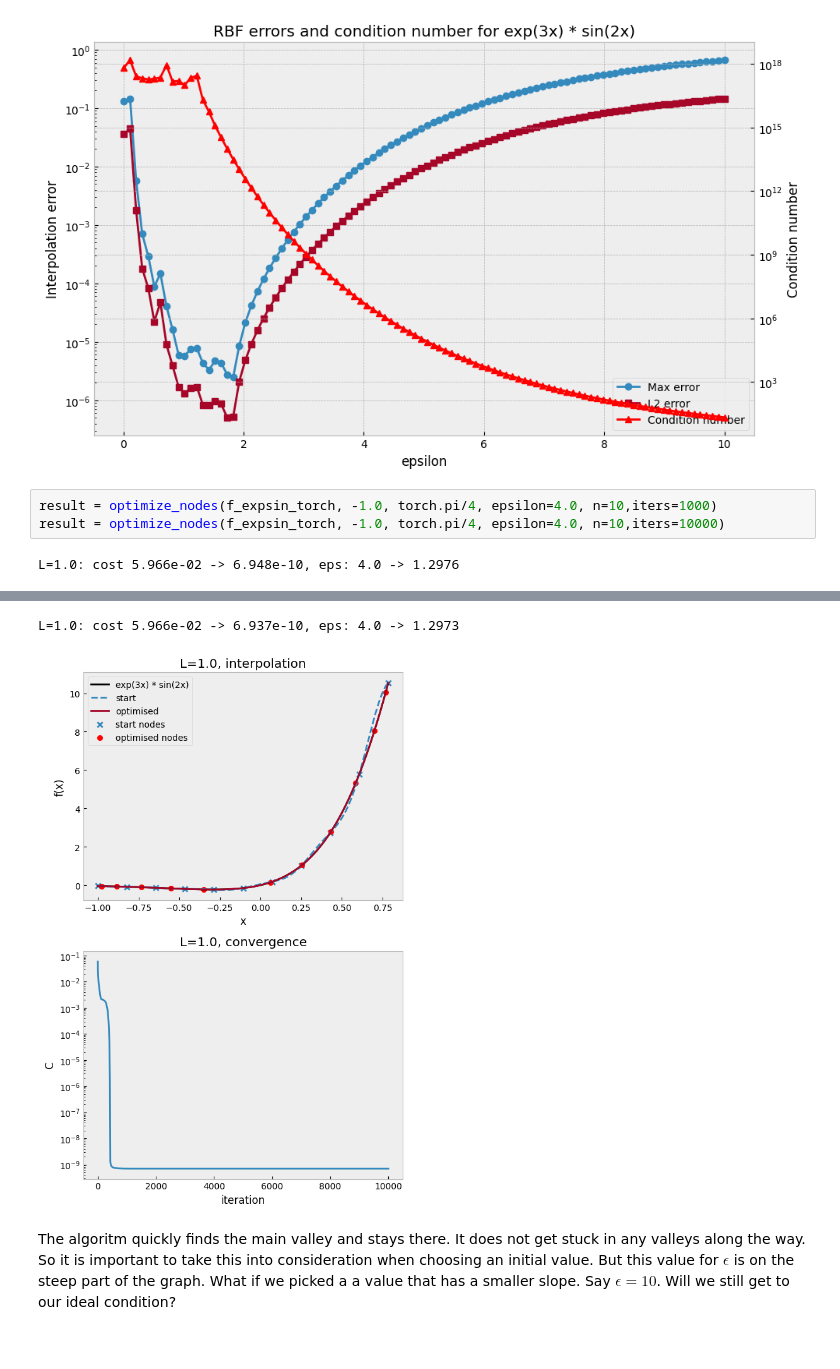
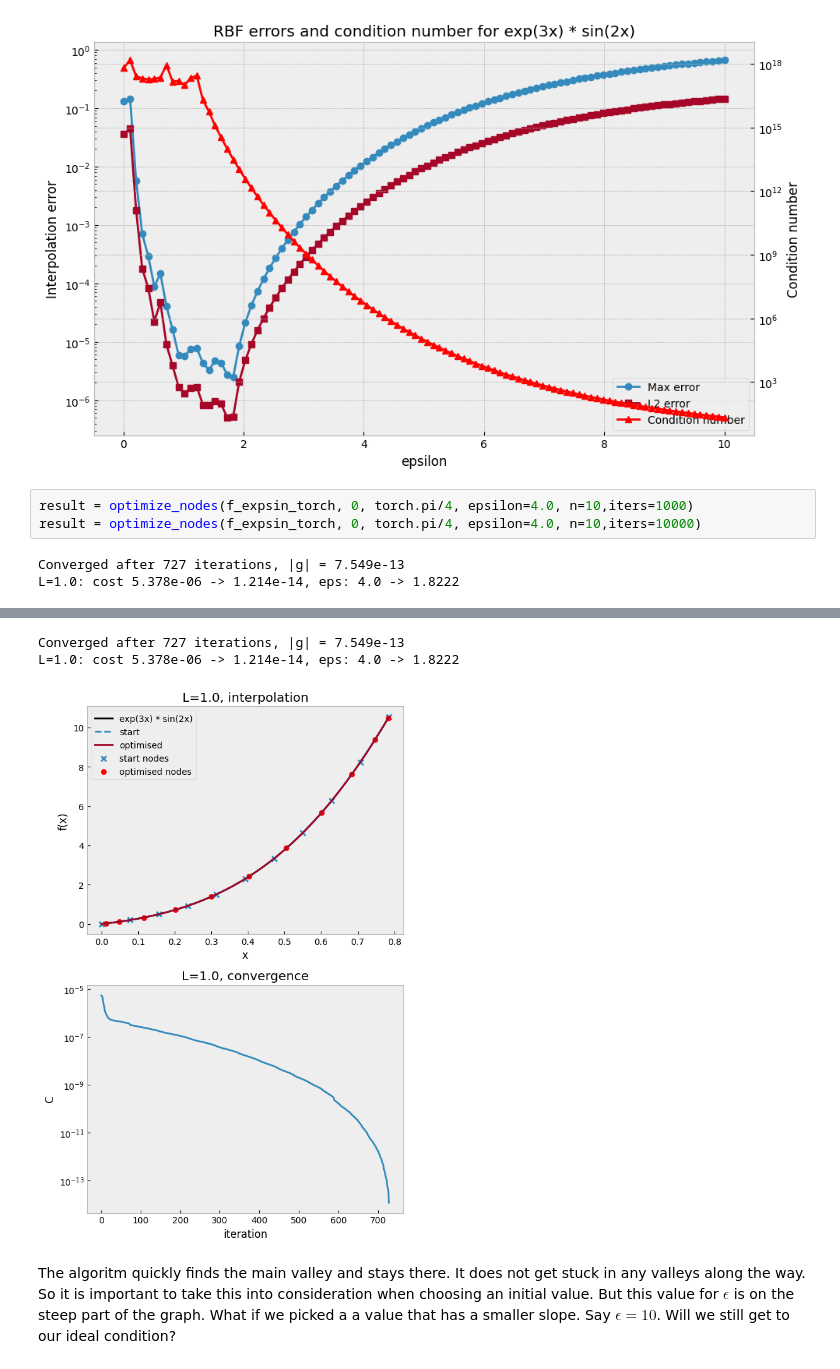
Before and after one commit to Akaada/TMA4215_NumericalMathematics_project1, a Jupyter notebook: taske.ipynb, the cells around one changed output, grey strips where cells are left out. Saved outputs shown, nothing was run; the diff lists cells and outputs as text.

```diff
--- a/taske.ipynb
+++ b/taske.ipynb
@@ -140,7 +140,8 @@ plot_RBF_convergence_condition(f_expsin_torch, 0, torch.pi/4, 0.01, 10.0, 100, n
 # %% [output]
 [figure]
 # %%
-result = optimize_nodes(f_expsin_torch, -1.0, torch.pi/4, epsilon=4.0, n=10,iters=1000)
-result = optimize_nodes(f_expsin_torch, -1.0, torch.pi/4, epsilon=4.0, n=10,iters=10000)
+result = optimize_nodes(f_expsin_torch, 0, torch.pi/4, epsilon=4.0, n=10,iters=1000)
+result = optimize_nodes(f_expsin_torch, 0, torch.pi/4, epsilon=4.0, n=10,iters=10000)
 # %% [output]
-L=1.0: cost 5.966e-02 -> 6.948e-10, eps: 4.0 -> 1.2976
+Converged after 727 iterations, |g| = 7.549e-13
+L=1.0: cost 5.378e-06 -> 1.214e-14, eps: 4.0 -> 1.8222
@@ -148,5 +149,6 @@ L=1.0: cost 5.966e-02 -> 6.948e-10, eps: 4.0 -> 1.2976
-L=1.0: cost 5.966e-02 -> 6.937e-10, eps: 4.0 -> 1.2973
+Converged after 727 iterations, |g| = 7.549e-13
+L=1.0: cost 5.378e-06 -> 1.214e-14, eps: 4.0 -> 1.8222
-[figure, old version]
+[figure, new version]
 # %% [markdown]
 The algoritm quickly finds the main valley and stays there. It does not get stuck in any valleys along the way. So it is important to take this into consideration when choosing an initial value. But this value for $\epsilon$ is on the steep part of the graph. What if we picked a a value that has a smaller slope. Say $\epsilon = 10 $. Will we still get to our ideal condition?
 # %%
```
Also changed, not shown: parts of 2 cells of this notebook, 3 other files.
